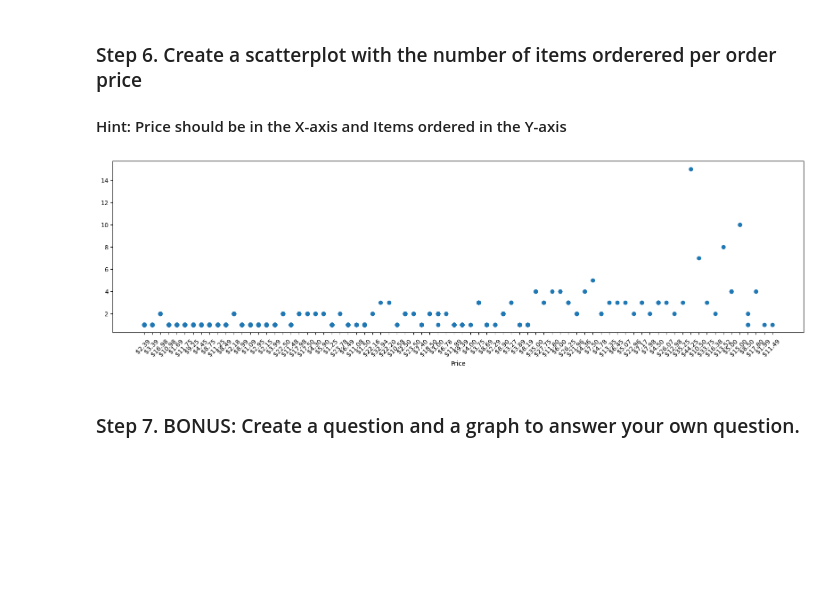
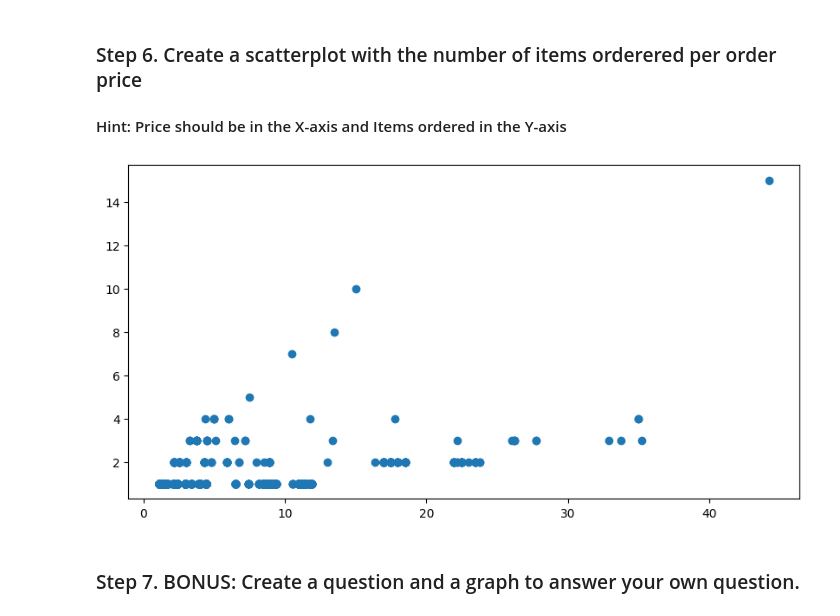
Before and after one commit to BiancaCarneiro/Covid-Prediction, a Jupyter notebook: Exercise3.ipynb, the cells around one changed output. Drawn from its saved outputs; the diff is of its cells as text; code cells hidden in the pictures; blank space fills up the shorter version.

```diff
--- a/Exercise3.ipynb
+++ b/Exercise3.ipynb
@@ -47,13 +47,11 @@ plt.show()
 ### Step 6. Create a scatterplot with the number of items orderered per order price
 #### Hint: Price should be in the X-axis and Items ordered in the Y-axis
 # %%
-plt.figure(figsize=(20, 5))
+plt.figure(figsize=(10, 5))
 plt.scatter(chipo.item_price, chipo.quantity)
-plt.xticks(rotation=45)
-plt.xlabel('Price')
 plt.show()
 # %% [output]
-[figure, old version]
+[figure, new version]
 # %% [markdown]
 ### Step 7. BONUS: Create a question and a graph to answer your own question.
 # %% [markdown]
```
